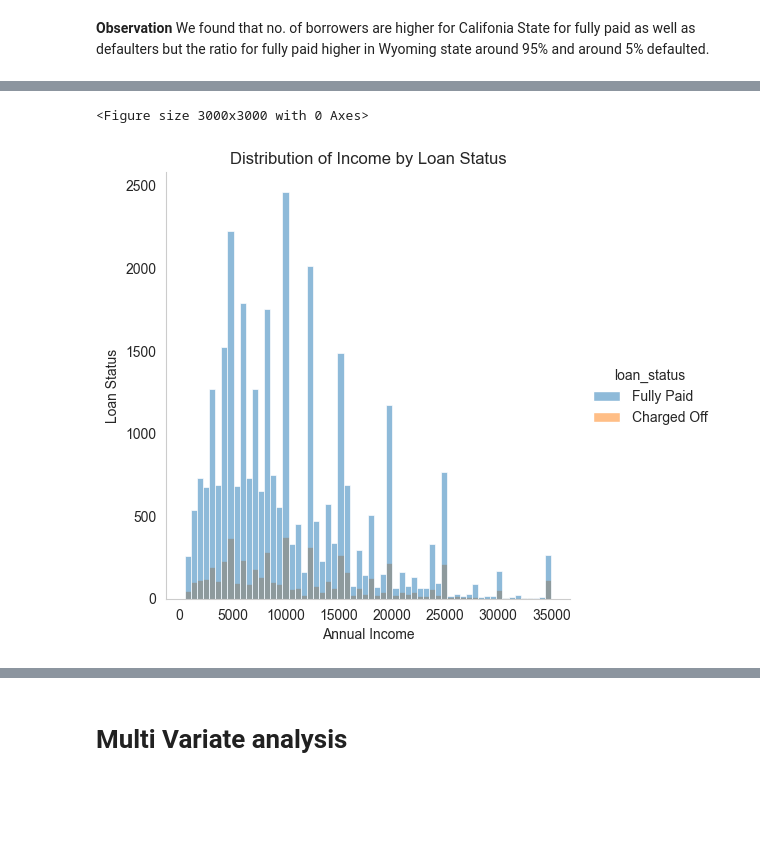
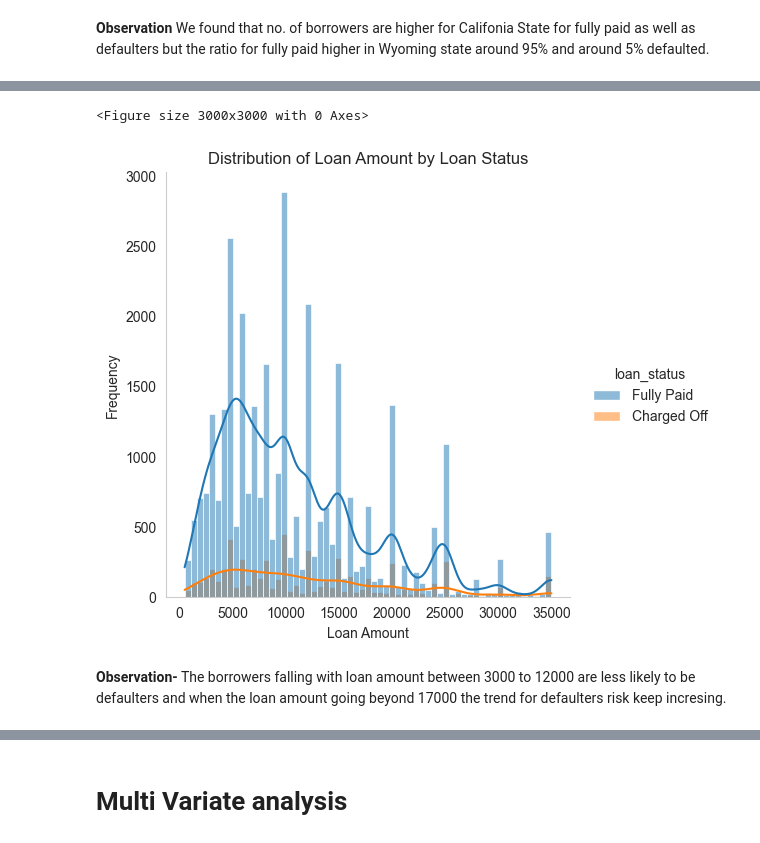
Before and after one commit to VishalVema/lendingclubcasestudy, a Jupyter notebook: lending club.ipynb, the cells around one changed output, grey strips where cells are left out. Cells and saved outputs as stored; diff of their text form; code cells hidden in the pictures; blank space fills up the shorter version.

```diff
--- a/lending club.ipynb
+++ b/lending club.ipynb
@@ -273,6 +275,10 @@ Name: emp_length, Length: 38577, dtype: object
+# %%
+ data_filtered['installment'] = data_filtered['installment'].fillna(data_filtered['installment'].median())
 # %%
 data_filtered = data_filtered.dropna(subset=['revol_util'])
 # %%
 data_filtered['revol_util'].isnull().sum()
 # %% [output]
 0
+# %%
+data_filtered = data_filtered.reset_index(drop=True)
@@ -401,7 +438,7 @@ data_filtered[data_filtered['annual_inc'] <= data_filtered['annual_inc'].quantil
 <Axes: >
 [figure]
 # %%
-data_filtered = data_filtered[data_filtered['annual_inc'] <= data_filtered['annual_inc'].quantile(0.92)]
+# data_filtered = data_filtered[data_filtered['annual_inc'] <= data_filtered['annual_inc'].quantile(0.92)]
 # %%
 data_filtered['loan_amnt'].plot.box()
 # %% [output]
@@ -451,5 +488,5 @@ data_filtered[data_filtered['installment'] <= data_filtered['installment'].quant
 # %%
-data_filtered['installment'] = data_filtered[data_filtered['installment'] <= data_filtered['installment'].quantile(0.96)]['installment']
+data_filtered = data_filtered[data_filtered['installment'] <= data_filtered['installment'].quantile(0.96)]
 # %% [markdown]
 # Univariate Analysis
 # %%
@@ -748,13 +812,15 @@ plt.show()
 # %%
 plt.figure(figsize=(30,30))
-sns.displot(x=data_filtered.loan_amnt,hue=data_filtered.loan_status)
-plt.xlabel('Annual Income')
-plt.ylabel('Loan Status')
-plt.title('Distribution of Income by Loan Status',fontsize=12)
+sns.displot(x=data_filtered.loan_amnt,hue=data_filtered.loan_status, kde=True)
+plt.xlabel('Loan Amount')
+plt.ylabel('Frequency')
+plt.title('Distribution of Loan Amount by Loan Status',fontsize=12)
 plt.show()
 # %% [output]
 <Figure size 3000x3000 with 0 Axes>
-[figure, old version]
+[figure, new version]
+# %% [markdown]
+<b> Observation-</b> The borrowers falling with loan amount between 3000 to 12000 are less likely to be defaulters and when the loan amount going beyond 17000 the trend for defaulters risk keep incresing.
 # %%
 plt.figure(figsize=(10,5))
 sns.histplot(x=data_filtered.int_rate,hue=data_filtered.loan_status, kde=True)
```
Also changed, not shown: parts of 66 cells of this notebook.
